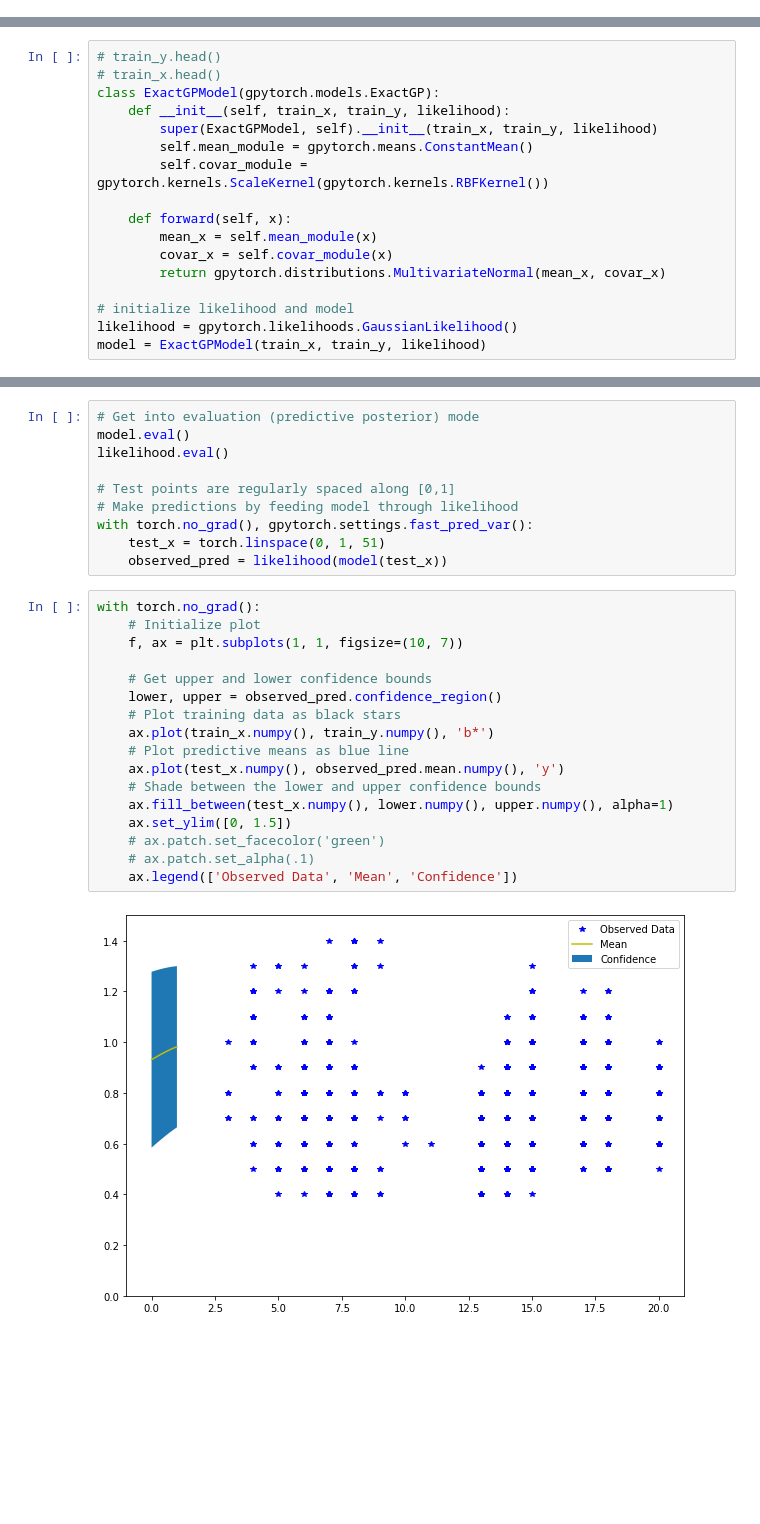
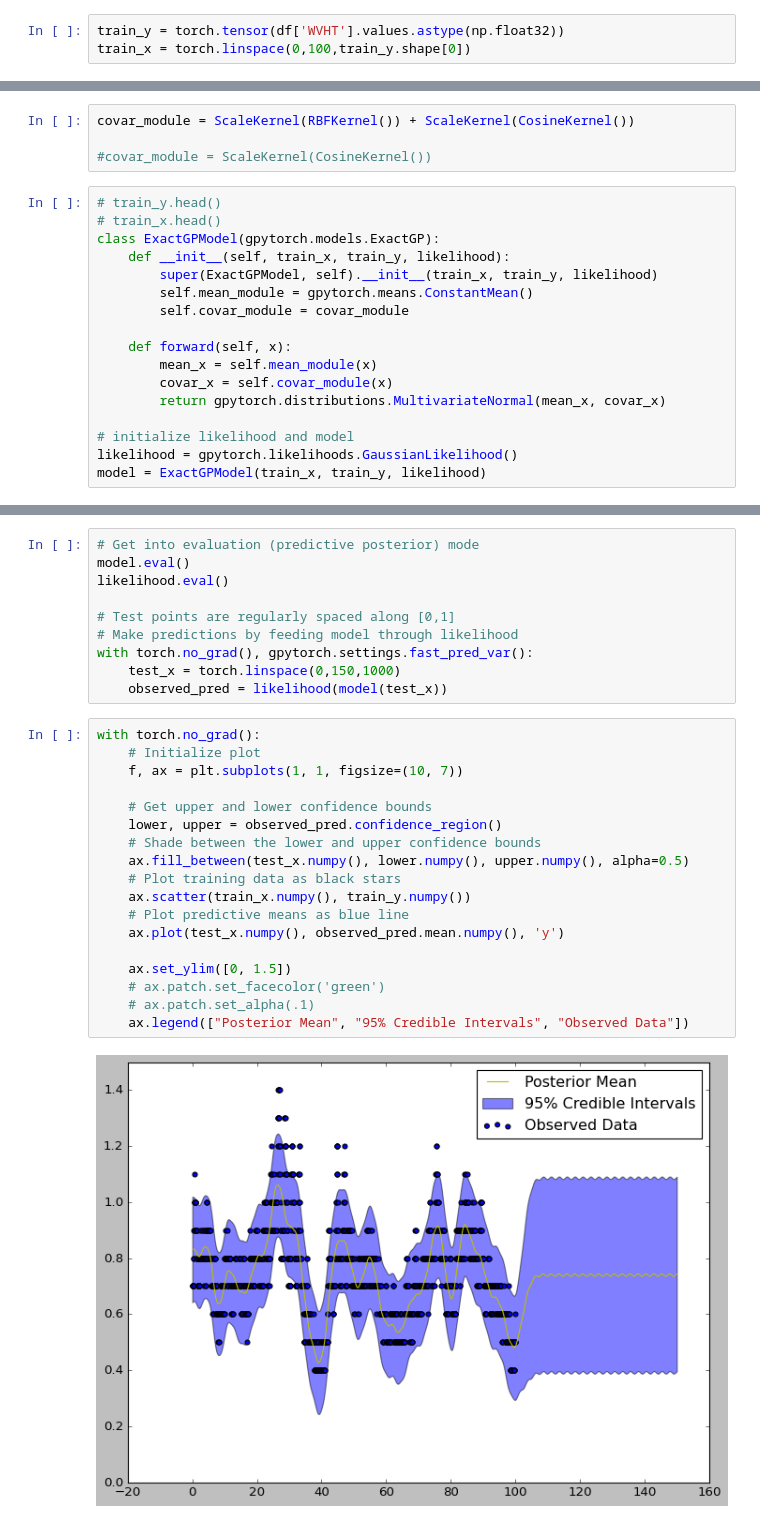
Before and after one commit to DanielCaoSilva/GaussProcesses, a Jupyter notebook: realTimeRegressionV1.ipynb, the cells around one changed output, grey strips where cells are left out. Drawn from its saved outputs; the diff is of its cells as text; blank space fills up the shorter version.

```diff
--- a/realTimeRegressionV1.ipynb
+++ b/realTimeRegressionV1.ipynb
@@ -61,0 +98,3 @@ train_x = torch.tensor(df.iloc[1:-1,9].values.astype(np.float32))
+# %%
+train_y = torch.tensor(df['WVHT'].values.astype(np.float32))
+train_x = torch.linspace(0,100,train_y.shape[0])
@@ -62,3 +103,7 @@ train_x = torch.tensor(df.iloc[1:-1,9].values.astype(np.float32))
+# %%
+covar_module = ScaleKernel(RBFKernel()) + ScaleKernel(CosineKernel())
+
+#covar_module = ScaleKernel(CosineKernel())
 # %%
 # train_y.head()
 # train_x.head()
@@ -66,7 +111,7 @@ class ExactGPModel(gpytorch.models.ExactGP):
     def __init__(self, train_x, train_y, likelihood):
         super(ExactGPModel, self).__init__(train_x, train_y, likelihood)
         self.mean_module = gpytorch.means.ConstantMean()
-        self.covar_module = gpytorch.kernels.ScaleKernel(gpytorch.kernels.RBFKernel())
+        self.covar_module = covar_module
 
     def forward(self, x):
         mean_x = self.mean_module(x)
@@ -133,24 +175,25 @@ likelihood.eval()
 # Test points are regularly spaced along [0,1]
 # Make predictions by feeding model through likelihood
 with torch.no_grad(), gpytorch.settings.fast_pred_var():
-    test_x = torch.linspace(0, 1, 51)
+    test_x = torch.linspace(0,150,1000)
     observed_pred = likelihood(model(test_x))
 # %%
 with torch.no_grad():
     # Initialize plot
     f, ax = plt.subplots(1, 1, figsize=(10, 7))
 
     # Get upper and lower confidence bounds
     lower, upper = observed_pred.confidence_region()
+    # Shade between the lower and upper confidence bounds
+    ax.fill_between(test_x.numpy(), lower.numpy(), upper.numpy(), alpha=0.5)
     # Plot training data as black stars
-    ax.plot(train_x.numpy(), train_y.numpy(), 'b*')
+    ax.scatter(train_x.numpy(), train_y.numpy())
     # Plot predictive means as blue line
     ax.plot(test_x.numpy(), observed_pred.mean.numpy(), 'y')
-    # Shade between the lower and upper confidence bounds
-    ax.fill_between(test_x.numpy(), lower.numpy(), upper.numpy(), alpha=1)
+
     ax.set_ylim([0, 1.5])
     # ax.patch.set_facecolor('green')
     # ax.patch.set_alpha(.1)
-    ax.legend(['Observed Data', 'Mean', 'Confidence'])
+    ax.legend(["Posterior Mean", "95% Credible Intervals", "Observed Data"])
 # %% [output]
-[figure, old version]
+[figure, new version]
```
Also changed, not shown: parts of 12 cells of this notebook, 1 other file.
